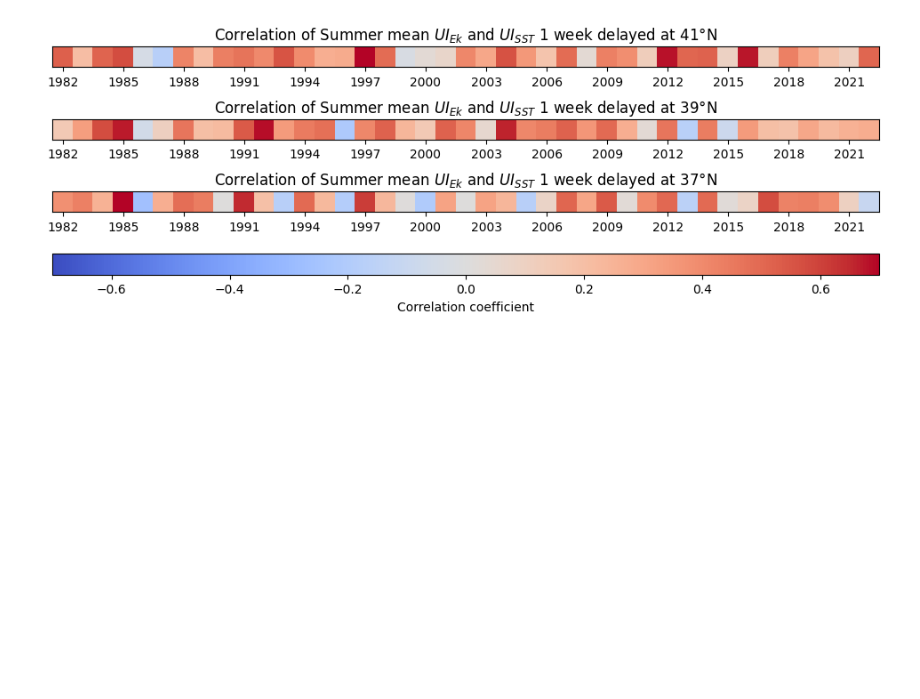
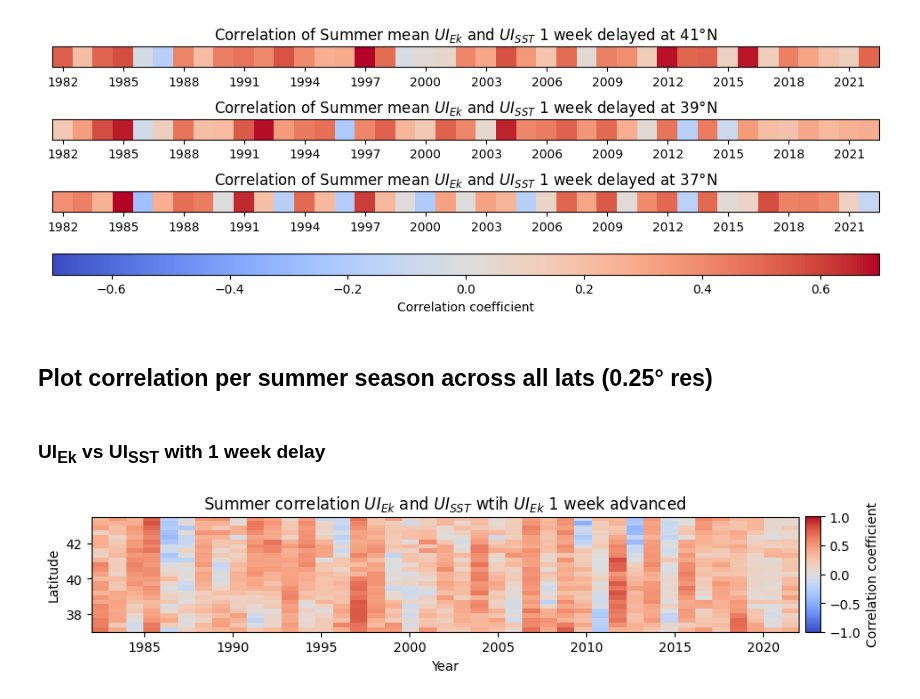
Before and after one commit to Marie-Louise-Korte/Iberian_Coast_Upwelling, a Jupyter notebook: Analyse_UIs_correlation.ipynb, the cells around one changed output. Drawn from its saved outputs; the diff is of its cells as text; code cells hidden in the pictures; blank space fills up the shorter version.

Commit message:
added summer correlation over lats plots

```diff
--- a/Analyse_UIs_correlation.ipynb
+++ b/Analyse_UIs_correlation.ipynb
@@ -259,3 +261,49 @@ fig.colorbar(plot, cax=cbar_ax, label = 'Correlation coefficient', orientation =
 [figure]
 # %%
 ## it makes sense that correlation is better on local scales... the details get lost on the larger scale ...
+# %% [markdown]
+## Plot correlation per summer season across all lats (0.25° res)
+# %% [markdown]
+### UI<sub>Ek</sub> vs UI<sub>SST</sub> with 1 week delay
+# %%
+## same as above but for all lats (UI_SST resampled to UI_Ek 0.25° res)
+# sel lat slice where I acutally calculate the UI_SST, sel same area for UI_Ek (to avoid complications with nans
+# the limits are dependent on the min and max in the SST_UI -> where the mid-shelf line ends N and S extent
+Ek_res = Ek.UI.where(Ek.lon == -10.5).sel(lat = slice(37, 43.5))
+SST_res = SST.UI.interp(lat = Ek_res.lat.values, method = 'linear').sel(lat = slice(37.25, 43.25)) # move one lat in -> to avoid nans at edges
+# %%
+# calculate the correlation
+corr_summer_1_week_delay_all_lats = np.zeros([25,41]) #25 lats and len years is also 41
+lats = SST_res.lat.values
+
+for n in np.arange(len(SST_res.lat.values)):
+    i = 0
+    for year in np.unique(SST.time.dt.year.values):
+
+        # keep 1 week delay as it has the highest correlation -> go through every lat at every time step to get a
+        # summer correlation for every year at 0.25° lat resolution
+        SST_cor = SST_res.sel(lat = lats[n], lon = -15, method = 'nearest').where((SST.week_of_year >= 22) & (SST.week_of_year <= 39), drop = True).where(SST.time['time.year'] == year, drop = True)
+        Ek_cor = Ek_res.sel(lat = lats[n], lon = -10.5).where((SST.week_of_year >= 21) & (SST.week_of_year <= 38), drop = True).where(SST.time['time.year'] == year, drop = True)
+
+        # calculate correlation coefficients
+        cor = pearsonr(SST_cor, Ek_cor)
+        # only save correlation coefficient (instead of whole matrix)
+        corr_summer_1_week_delay_all_lats[n,i] = cor[0]
+
+        i = i + 1
+# %%
+plt.figure(figsize = (10,6))
+# x and y for the axis
+x = Ek_res.time.dt.isocalendar().year.values
+y = Ek_res.lat.values
+
+plt.imshow(corr_summer_1_week_delay_all_lats[0:25,:], cmap = 'coolwarm', vmin = -1, vmax = 1,
+          extent = [min(x), max(x), min(y), max(y)]) #set x and y axis
+plt.colorbar(label = 'Correlation coefficient', fraction = 0.02, aspect = 7.9, pad = 0.01)
+plt.title(r'Summer correlation $UI_{Ek}$ and $UI_{SST}$ wtih $UI_{Ek}$ 1 week advanced')
+plt.xlabel('Year')
+plt.ylabel('Latitude');
+
+# there are really no lats where we see consistently high or low correlation, it is much more dependent on the year
+# %% [output]
+[figure, added]
```
Also changed, not shown: parts of 16 cells of this notebook.
